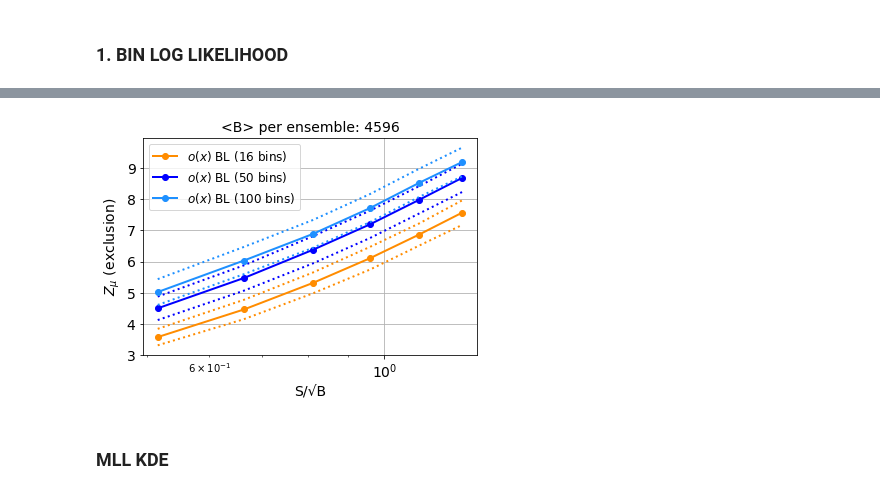
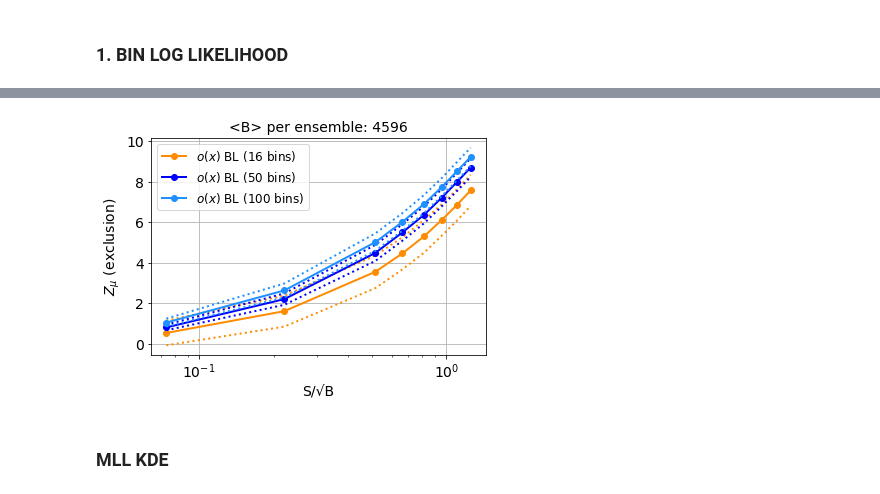
Before and after one commit to AndresDanielPerez/LHC-3rd-gen-Leptoquarks-with-MLL, a Jupyter notebook: Leptoquarks/C1-14TeV-300fb/03-LQup1200GeV.ipynb, the cells around one changed output, grey strips where cells are left out. Cells and saved outputs as stored; diff of their text form; code cells hidden in the pictures.

```diff
--- a/Leptoquarks/C1-14TeV-300fb/03-LQup1200GeV.ipynb
+++ b/Leptoquarks/C1-14TeV-300fb/03-LQup1200GeV.ipynb
@@ -1014,7 +1015,7 @@ B_expected = round(300 * totalcrossSM)    # luminosity * cross * aceptance
 print('B_expected: ', B_expected)
 
 print('S_expected: ', round(300 * crossfidNP))    # luminosity * cross * aceptance
-S_expected = [35,45,55,65,75,85]
+S_expected = [5,15,35,45,55,65,75,85]
 
 
 
@@ -1669,8 +1700,8 @@ print(store_Z_bins_XG_100bins_std)
 # %%
-store_Z_bins_XG_16bins = [3.566746572402835, 4.455761137523353, 5.308579903608469, 6.107326891375976, 6.8694422051948285, 7.573546957350486]
-store_Z_bins_XG_50bins = [4.4934383175113055, 5.469403442251977, 6.375679518480932, 7.198419379032196, 7.9875108655063025, 8.693888185739358]
-store_Z_bins_XG_100bins = [5.017550042583191, 6.032057493261437, 6.887100131614009, 7.722264789214144, 8.534254722082958, 9.204287737962774]
+store_Z_bins_XG_16bins = [0.5321581010165369, 1.6082504267518818, 3.5550468869052803, 4.463444755781111, 5.302518765948197, 6.120706472041011, 6.874290290322566, 7.579881281430767]
+store_Z_bins_XG_50bins = [0.8041877345373422, 2.204380829371931, 4.4879437393344, 5.4982146595714205, 6.365426283250272, 7.22213005658349, 8.009569246185508, 8.70757529072385]
+store_Z_bins_XG_100bins = [1.0457276337804764, 2.632698165245184, 5.019601542123971, 6.019352440821712, 6.899141498566822, 7.747759571554393, 8.539511525984596, 9.23211720983783]
 
-store_Z_bins_XG_16bins_std = [0.26519904172349956, 0.31169185520570936, 0.33535683332263294, 0.36532331843558113, 0.3569484780103988, 0.3956602061112021]
-store_Z_bins_XG_50bins_std = [0.3778792123908036, 0.40757034022266664, 0.4381594962524721, 0.440317458160014, 0.441067287628257, 0.45597372393056496]
-store_Z_bins_XG_100bins_std =[0.4154295258320206, 0.43874052578974543, 0.4485204844234415, 0.45233931522812143, 0.45394706356795794, 0.46379541609857666]
+store_Z_bins_XG_16bins_std = [0.08689068671672566, 0.17073329459930392, 0.27530863845374476, 0.3062617123224347, 0.33789384549352536, 0.3480971347936258, 0.3790249783049262, 0.3947433525899056]
+store_Z_bins_XG_50bins_std = [0.1387257495304384, 0.28127159481503655, 0.39562725931435483, 0.4080163162467345, 0.4206988873637334, 0.4263905160141295, 0.4503044477064079, 0.4579986900497169]
+store_Z_bins_XG_100bins_std = [0.19520310604537533, 0.34381644285995794, 0.4331348944022259, 0.4351843540266051, 0.4445366971909603, 0.44597626447436056, 0.45457387228163065, 0.45722790401938984]
@@ -1677,3 +1973,11 @@ store_Z_bins_XG_100bins_std =[0.4154295258320206, 0.43874052578974543, 0.4485204
+# %%
+store_muhat_mean_16bins = [0.018305841451709742, 0.008282151936820928, 0.0025917337469315935, 0.002287143044395499, -0.0002489828719566858, -0.004948396325750348, 0.0023661008338582193, 0.003874020836147512]
+
+store_Z_bins_XG_16bins_q = [0.6910389518302359, 1.8917041584092438, 3.9640113344138377, 4.895598128405876, 5.753622799628853, 6.57710641350081, 7.276835494108796, 8.003773006322307]
+store_Z_bins_XG_16bins_std = [0.6113425655881017, 0.7638447778639775, 0.8064160558125076, 0.7919209470999886, 0.8079796502012658, 0.7743159256466708, 0.7766726397480163, 0.7654620537748688]
+
+store_Z_bins_XG_16bins_mu0 = [0.6910389518302359, 1.8917041584092438, 3.9639456748676523, 4.895529867055164, 5.753616720968494, 6.57710641350081, 7.276835494108796, 8.003773006322307]
+store_Z_bins_XG_16bins_std_mu0 = [0.6167550596481486, 0.8016076729364712, 0.8839606229685316, 0.8641246313996749, 0.8751306115686871, 0.8262934039086396, 0.832953109261575, 0.8166166162684646]
 # %%
 store_Z_bins_XG_16bins_plus = [i+j for i, j in zip(store_Z_bins_XG_16bins, store_Z_bins_XG_16bins_std)]
 store_Z_bins_XG_16bins_min = [i-j for i, j in zip(store_Z_bins_XG_16bins, store_Z_bins_XG_16bins_std)]
@@ -1690,37 +1994,37 @@ store_Z_bins_XG_100bins_min = [i-j for i, j in zip(store_Z_bins_XG_100bins, stor
 
 posX = []
 
 for i in range(len(S_expected)):
     posX.append( (B_expected*SB_ratio[i]) / ( B_expected )**0.5 )
 
 
 
 plt.figure()
 lw = 2
 
-plt.plot(posX, store_Z_bins_XG_16bins, '-ok', color='darkorange', lw=lw, label=r'$o(x)$ BL (16 bins)')
+plt.plot(posX, store_Z_bins_XG_16bins, '-o', color='darkorange', lw=lw, label=r'$o(x)$ BL (16 bins)')
 plt.plot(posX, store_Z_bins_XG_16bins_plus, ':', color='darkorange', lw=lw)
 plt.plot(posX, store_Z_bins_XG_16bins_min, ':', color='darkorange', lw=lw)
-plt.plot(posX, store_Z_bins_XG_50bins, '-ok', color='blue', lw=lw, label=r'$o(x)$ BL (50 bins)')
+plt.plot(posX, store_Z_bins_XG_50bins, '-o', color='blue', lw=lw, label=r'$o(x)$ BL (50 bins)')
 plt.plot(posX, store_Z_bins_XG_50bins_plus, ':', color='blue', lw=lw)
 plt.plot(posX, store_Z_bins_XG_50bins_min, ':', color='blue', lw=lw)
-plt.plot(posX, store_Z_bins_XG_100bins, '-ok', color='dodgerblue', lw=lw, label=r'$o(x)$ BL (100 bins)')
+plt.plot(posX, store_Z_bins_XG_100bins, '-o', color='dodgerblue', lw=lw, label=r'$o(x)$ BL (100 bins)')
 plt.plot(posX, store_Z_bins_XG_100bins_plus, ':', color='dodgerblue', lw=lw)
 plt.plot(posX, store_Z_bins_XG_100bins_min, ':', color='dodgerblue', lw=lw)
 
 #plt.xlim([0.5, 10])
 #plt.ylim([-0.5, 7.5])
 plt.xscale('log')
 plt.xlabel('S/√B', fontsize=14)
 plt.ylabel('$Z_{\mu}$ (exclusion)', fontsize=14)
 plt.xticks(fontsize=14)
 plt.yticks(fontsize=14)
 plt.grid()
 plt.title('<B> per ensemble: %0.2d' % B_expected, fontsize=14)
 plt.legend(loc="upper left", fontsize=12)
 plt.show()
 # %% [output]
-[figure, old version]
+[figure, new version]
 # %% [markdown]
 ### MLL KDE
 # %% [markdown]
```
Also changed, not shown: parts of 15 cells of this notebook, 13 other files.
